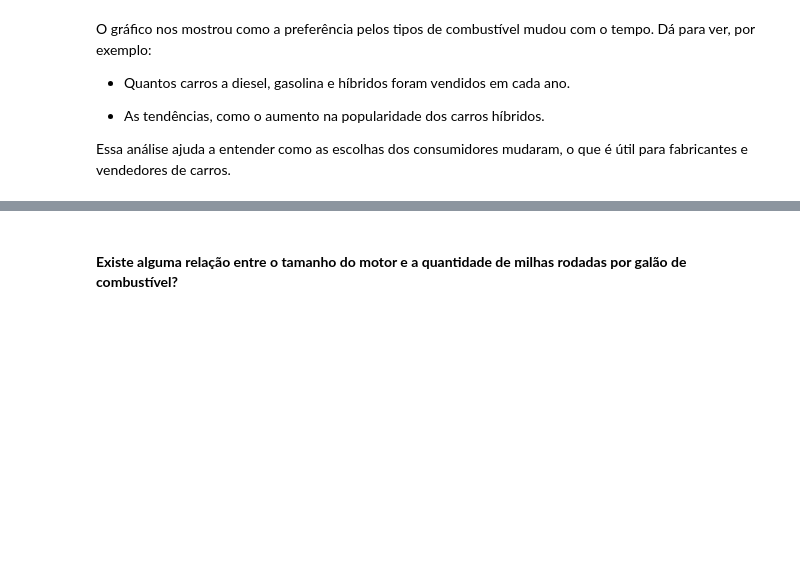
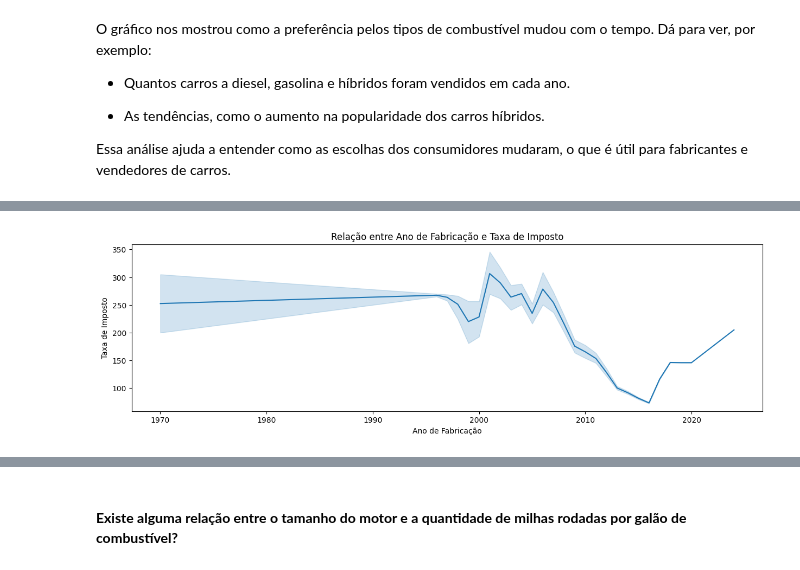
Before and after one commit to atlantico-academy/data-fusion, a Jupyter notebook: notebooks/01-exploratory_data_analysis.ipynb, the cells around one changed output, grey strips where cells are left out. Drawn from its saved outputs; the diff is of its cells as text; code cells hidden in the pictures; blank space fills up the shorter version.

```diff
--- a/notebooks/01-exploratory_data_analysis.ipynb
+++ b/notebooks/01-exploratory_data_analysis.ipynb
@@ -300,0 +312,9 @@ Essa análise ajuda a entender como as escolhas dos consumidores mudaram, o que
+# %%
+plt.figure(figsize=(15, 4))
+sns.lineplot(data=df, x='year', y='tax')
+plt.xlabel('Ano de Fabricação')
+plt.ylabel('Taxa de Imposto')
+plt.title('Relação entre Ano de Fabricação e Taxa de Imposto')
+plt.show()
+# %% [output]
+[figure, added]
```
Also changed, not shown: parts of 15 cells of this notebook.
